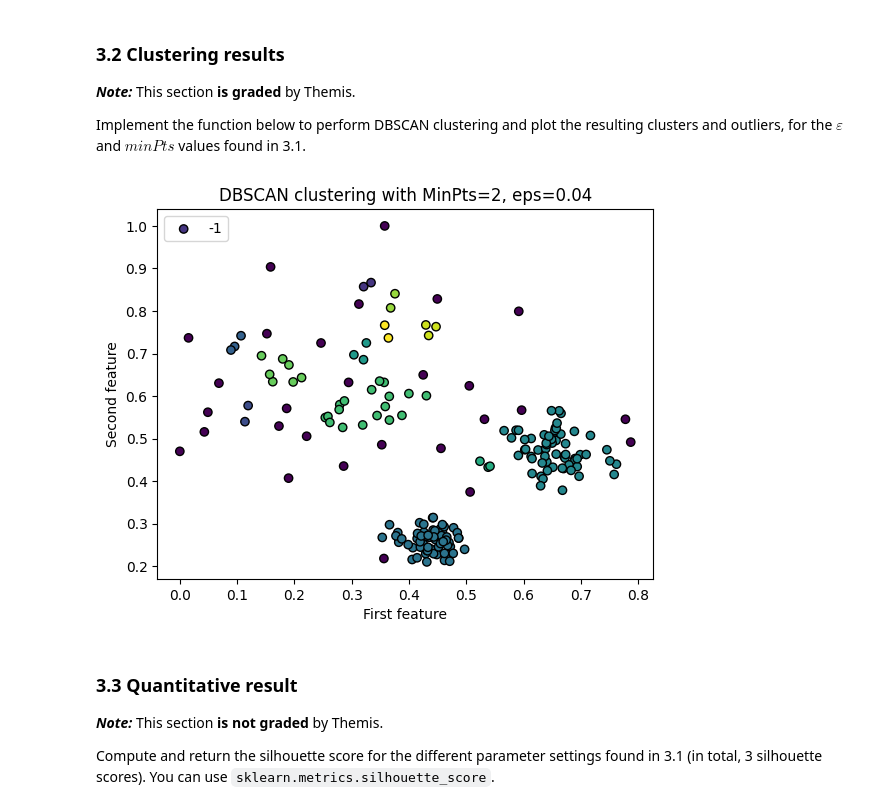
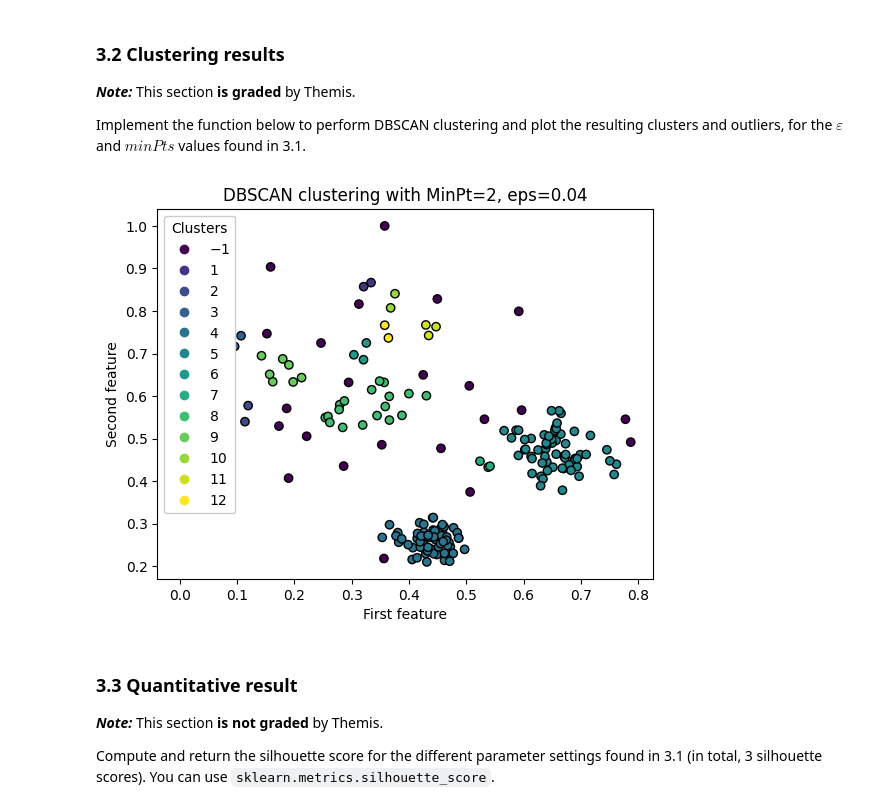
Before and after one commit to HSdeH/ml, a Jupyter notebook: a4/a4.ipynb, the cells around one changed output. Drawn from its saved outputs; the diff is of its cells as text; code cells hidden in the pictures.

```diff
--- a/a4/a4.ipynb
+++ b/a4/a4.ipynb
@@ -204,33 +216,34 @@ Implement the function below to perform DBSCAN clustering and plot the resulting
 # %%
 def plot_db_scan(D, eps, k):
     """
     Perform DBSCAN and plot the resulting clusters.
 
     Args:
         D (ndarray): Data points.
         eps (float): The radius of the neighbourhood around a data point.
         k (int): The minimum number of points to form a dense region (MinPts).
     """
     # perform DBSCAN
     labels = DBSCAN(D, eps, k)
 
     # plot the points by cluster
-    plt.scatter(D[:, 0], D[:, 1], c=labels, edgecolors='black')
+    scatter = plt.scatter(D[:, 0], D[:, 1], c=labels, edgecolors='black')
     plt.xlabel("First feature")
     plt.ylabel("Second feature")
-    plt.title("DBSCAN clustering with MinPts=" + str(k) + ", eps=" + str(eps))
+    plt.title("DBSCAN clustering with MinPt=" + str(k) + ", eps=" + str(eps))
 
     # use label numbers (outlier = -1) directly as legend values
-    unique_labels = np.unique(labels)
-    label_vals = []
-    for l in unique_labels:
-        label_vals.append(str(int(l)))
-    plt.legend(label_vals, loc='upper left')
+    handles, sc_labels = scatter.legend_elements(num=len(np.unique(labels)))
+    handles, sc_labels = np.delete(handles, 1), np.delete(sc_labels, 1)
+    plt.legend(handles, sc_labels, title="Clusters", framealpha=1)
 
 # test code
-# plot_db_scan(data, 0.04, 2)
+#plot_db_scan(data, 0.04, 2)
+
+# test code
+plot_db_scan(data, 0.04, 2)
 # %% [output]
-[figure, old version]
+[figure, new version]
 # %% [markdown]
 ### 3.3 Quantitative result
 
```
Also changed, not shown: parts of 5 cells of this notebook.
